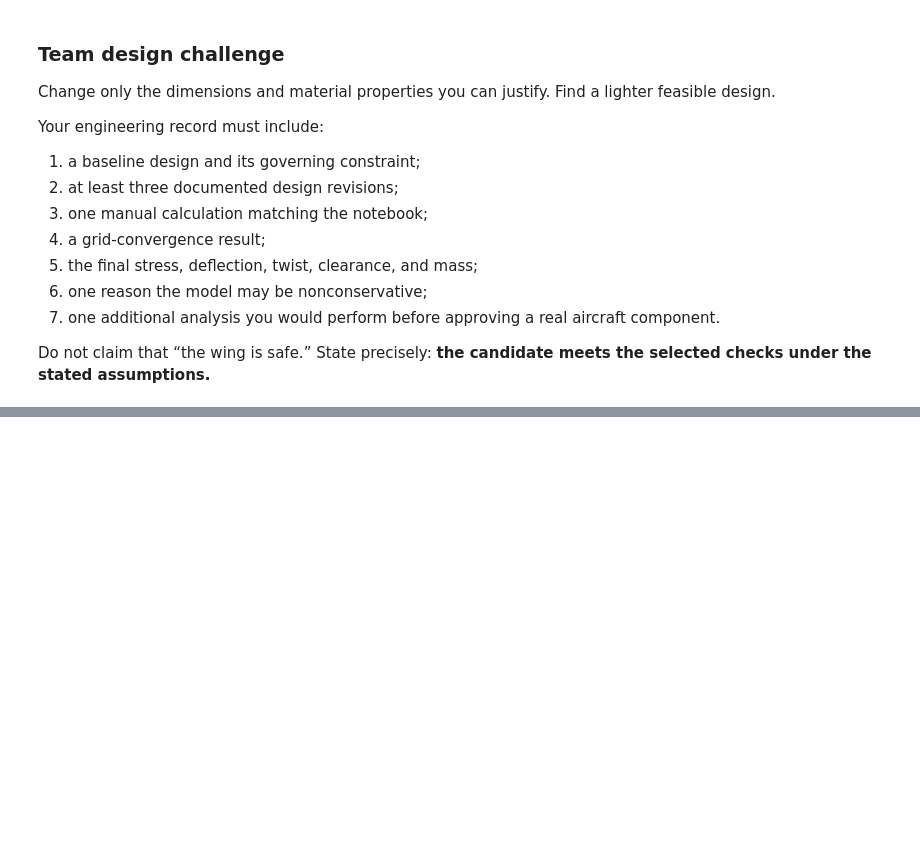
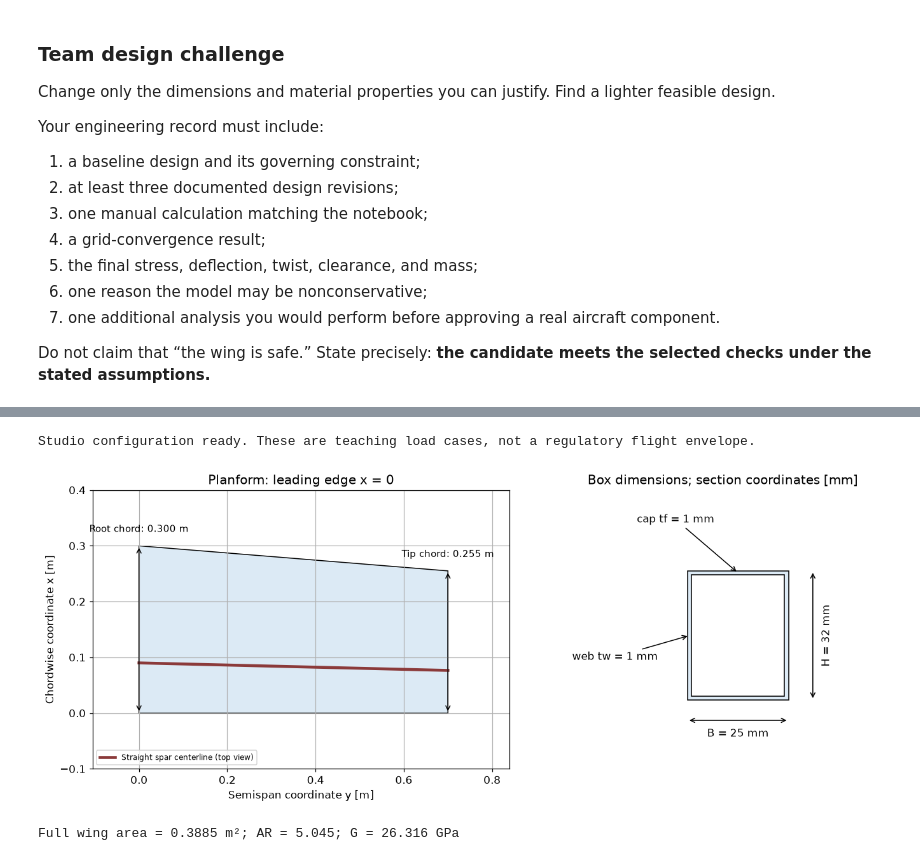
Before and after one commit to Ehsan-Roohi/Aerospace-Structures, a Jupyter notebook: notebooks/MIE446_Wing_Structural_Design_Numerical.ipynb, the cells around one changed output, grey strips where cells are left out. Cells and saved outputs as stored; diff of their text form; code cells hidden in the pictures; blank space fills up the shorter version.

Commit message:
Complete numerical wing studio with FEM verification and design studies

```diff
--- a/notebooks/MIE446_Wing_Structural_Design_Numerical.ipynb
+++ b/notebooks/MIE446_Wing_Structural_Design_Numerical.ipynb
@@ -744,0 +768,38 @@ This notebook is an educational preliminary model. It assumes linear elasticity,
+# %%
+#@title 8A. Studio inputs — edit these fields, then rerun all below
+STUDIO_SPAN_M = 1.40 #@param {type:"number"}
+ROOT_CHORD_M = 0.30 #@param {type:"number"}
+TAPER_RATIO = 0.85 #@param {type:"number"}
+STUDIO_MASS_KG = 2.0 #@param {type:"number"}
+POSITIVE_N = 3.0 #@param {type:"number"}
+NEGATIVE_N = -1.5 #@param {type:"number"}
+STUDIO_B_MM = 25.0 #@param {type:"number"}
+STUDIO_H_MM = 32.0 #@param {type:"number"}
+STUDIO_CAP_MM = 1.0 #@param {type:"number"}
+STUDIO_WEB_MM = 1.0 #@param {type:"number"}
+STUDIO_E_GPA = 70.0 #@param {type:"number"}
+POISSON = 0.33 #@param {type:"number"}
+STUDIO_DENSITY = 2700.0 #@param {type:"number"}
+NORMAL_STRENGTH_MPA = 240.0 #@param {type:"number"}
+SHEAR_STRENGTH_MPA = 140.0 #@param {type:"number"}
+STRENGTH_FACTOR = 2.0 #@param {type:"number"}
+BUCKLING_FACTOR = 1.5 #@param {type:"number"}
+STUDIO_OFFSET_MM = 25.0 #@param {type:"number"}
+MAX_DEFLECTION_MM = 5.0 #@param {type:"number"}
+MAX_TWIST_DEG = 1.0 #@param {type:"number"}
+REQUIRED_GAP_MM = 2.0 #@param {type:"number"}
+STUDIO_NACA = '4418' #@param {type:"string"}
+SPAR_POSITION_XC = 0.30 #@param {type:"number"}
+if STRENGTH_FACTOR<=0 or POSITIVE_N<=0 or NEGATIVE_N>=0:
+    raise ValueError('Use positive safety factor and positive/negative load factors as labeled.')
+cfg=dict(L=STUDIO_SPAN_M/2,c_root=ROOT_CHORD_M,taper=TAPER_RATIO,mass=STUDIO_MASS_KG,
+    g=9.81,n=POSITIVE_N,B=STUDIO_B_MM/1000,H=STUDIO_H_MM/1000,tf=STUDIO_CAP_MM/1000,tw=STUDIO_WEB_MM/1000,
+    E=STUDIO_E_GPA*1e9,G=STUDIO_E_GPA*1e9/(2*(1+POISSON)),nu=POISSON,rho=STUDIO_DENSITY,
+    stress_allow=NORMAL_STRENGTH_MPA*1e6/STRENGTH_FACTOR,shear_allow=SHEAR_STRENGTH_MPA*1e6/STRENGTH_FACTOR,
+    buckling_fs=BUCKLING_FACTOR,k_buckle=4.,e=STUDIO_OFFSET_MM/1000,
+    defl_limit=MAX_DEFLECTION_MM/1000,twist_limit=np.radians(MAX_TWIST_DEG),clearance=REQUIRED_GAP_MM/1000,
+    naca=STUDIO_NACA,spar_xc=SPAR_POSITION_XC)
+cases={'Cruise +1g':1.,'Positive maneuver':POSITIVE_N,'Reversed load':NEGATIVE_N}
+print('Studio configuration ready. These are teaching load cases, not a regulatory flight envelope.')
+# %% [output]
+Studio configuration ready. These are teaching load cases, not a regulatory flight envelope.
@@ -744,0 +919,28 @@ This notebook is an educational preliminary model. It assumes linear elasticity,
+# %%
+#@title 8C. Labeled planform and dimensioned section
+validate(cfg)
+fig,axes=plt.subplots(1,2,figsize=(13,5))
+ax=axes[0]; cr=cfg['c_root']; ct=cr*cfg['taper']; ls=cfg['L']
+ax.add_patch(Polygon([(0,0),(ls,0),(ls,ct),(0,cr)],fc='#dceaf5',ec='black'))
+ax.plot([0,ls],[cfg['spar_xc']*cr,cfg['spar_xc']*ct],color='#8b3a3a',lw=3,label='Straight spar centerline (top view)')
+for pos,ch,txt in [(0,cr,'Root chord'),(ls,ct,'Tip chord')]:
+    ax.annotate('',xy=(pos,ch),xytext=(pos,0),arrowprops=dict(arrowstyle='<->'))
+    ax.text(pos,ch+.025,f'{txt}: {ch:.3f} m',ha='center',fontsize=10)
+ax.set(xlabel='Semispan coordinate y [m]',ylabel='Chordwise coordinate x [m]',title='Planform: leading edge x = 0')
+ax.legend(loc='lower left',fontsize=8); ax.set_xlim(-.15*ls,1.2*ls); ax.set_ylim(-.10,cr+.10)
+ax=axes[1]; bb=cfg['B']*1000; hh=cfg['H']*1000; tt=cfg['tf']*1000; ww=cfg['tw']*1000
+ax.add_patch(Rectangle((-bb/2,-hh/2),bb,hh,fc='#dceaf5',ec='black'))
+ax.add_patch(Rectangle((-bb/2+ww,-hh/2+tt),bb-2*ww,hh-2*tt,fc='white',ec='black'))
+ax.annotate('',xy=(bb/2,-hh/2-5),xytext=(-bb/2,-hh/2-5),arrowprops=dict(arrowstyle='<->'))
+ax.text(0,-hh/2-9,f'B = {bb:g} mm',ha='center')
+ax.annotate('',xy=(bb/2+6,hh/2),xytext=(bb/2+6,-hh/2),arrowprops=dict(arrowstyle='<->'))
+ax.text(bb/2+8,0,f'H = {hh:g} mm',rotation=90,va='center')
+ax.annotate(f'cap tf = {tt:g} mm',xy=(0,hh/2-tt/2),xytext=(-bb,hh/2+12),arrowprops=dict(arrowstyle='->'))
+ax.annotate(f'web tw = {ww:g} mm',xy=(-bb/2+ww/2,0),xytext=(-bb-16,-6),arrowprops=dict(arrowstyle='->'))
+ax.set(xlim=(-bb-18,bb/2+23),ylim=(-hh/2-17,hh/2+20),title='Box dimensions; section coordinates [mm]')
+ax.set_aspect('equal'); ax.axis('off'); plt.tight_layout(); plt.show()
+area=cfg['L']*(cr+ct)
+print(f'Full wing area = {area:.4f} m²; AR = {(2*ls)**2/area:.3f}; G = {cfg["G"]/1e9:.3f} GPa')
+# %% [output]
+[figure, added]
+Full wing area = 0.3885 m²; AR = 5.045; G = 26.316 GPa
```
Also changed, not shown: parts of 50 cells of this notebook, 4 other files.
